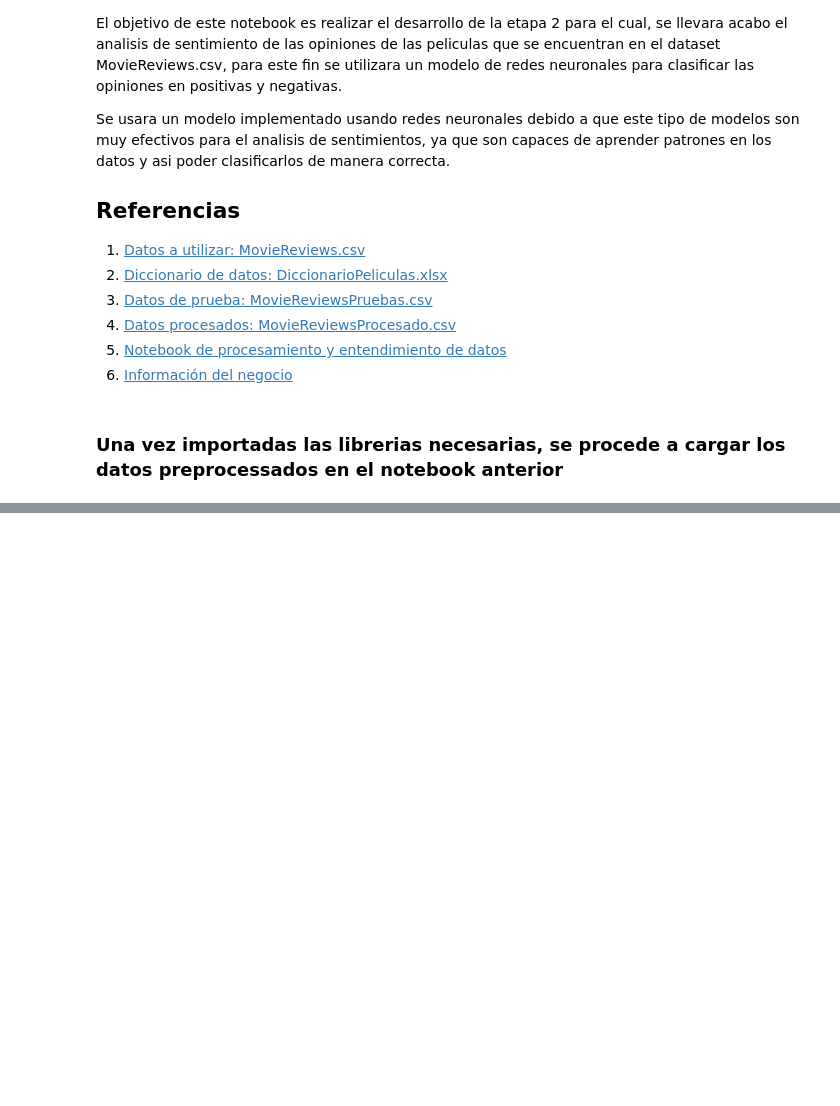
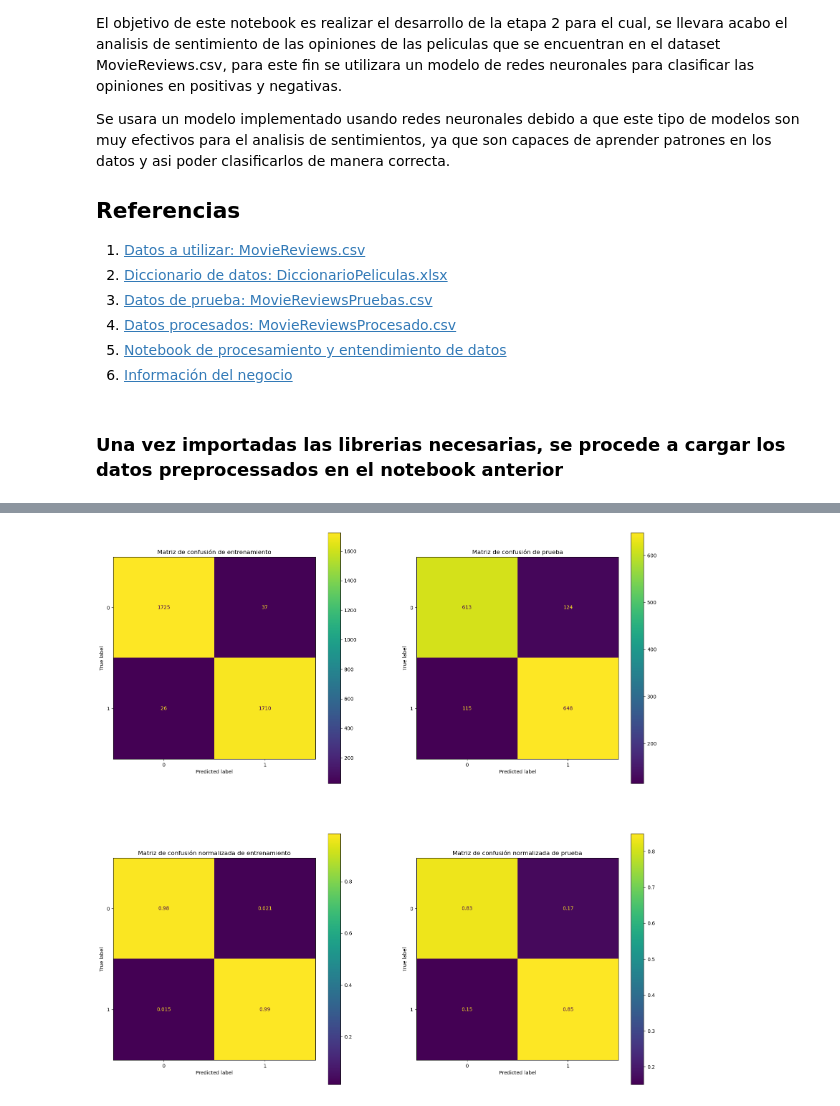
Before and after one commit to Zucaritas-BI/Proyecto-1, a Jupyter notebook: ModeloNeuralNetwork.ipynb, the cells around one changed output, grey strips where cells are left out. Drawn from its saved outputs; the diff is of its cells as text; code cells hidden in the pictures; blank space fills up the shorter version.

```diff
--- a/ModeloNeuralNetwork.ipynb
+++ b/ModeloNeuralNetwork.ipynb
@@ -50,0 +73,19 @@ df_peliculas.head()
+# %%
+def tokenize(text):
+    tokenizer = nltk.TweetTokenizer()
+    return tokenizer.tokenize(text)
+
+# Creamos el objeto CountVectorizer
+count_vect = CountVectorizer(tokenizer=tokenize, stop_words=stop_words)
+
+# Entrenamos y transformamos el conjunto de entrenamiento
+x_train_counts = count_vect.fit_transform(x_train)
+
+# Entrenamos y transformamos el conjunto de test
+x_test_counts = count_vect.transform(x_test)
+# %%
+# Creamos el modelo de red neuronal
+mlp = MLPClassifier(verbose=True, early_stopping = True, random_state=42)
+
+# Entrenamos el modelo
+mlp.fit(x_train_counts, y_train)
@@ -50,0 +111,25 @@ df_peliculas.head()
+# %%
+pred_train = mlp.predict(x_train_counts)
+pred_test = mlp.predict(x_test_counts)
+# %%
+cm_train = confusion_matrix(y_train, pred_train)
+cm_test = confusion_matrix(y_test, pred_test)
+cm_train_norm = confusion_matrix(y_train, pred_train, normalize='true')
+cm_test_norm = confusion_matrix(y_test, pred_test, normalize='true')
+
+fig, ax = plt.subplots(nrows=2, ncols=2, figsize=(20, 20))
+ax[0, 0].set_title('Matriz de confusión de entrenamiento')
+ax[0, 1].set_title('Matriz de confusión de prueba')
+ax[1, 0].set_title('Matriz de confusión normalizada de entrenamiento')
+ax[1, 1].set_title('Matriz de confusión normalizada de prueba')
+disp_train = ConfusionMatrixDisplay(confusion_matrix=cm_train, display_labels=mlp.classes_)
+disp_test = ConfusionMatrixDisplay(confusion_matrix=cm_test, display_labels=mlp.classes_)
+disp_train_norm = ConfusionMatrixDisplay(confusion_matrix=cm_train_norm, display_labels=mlp.classes_)
+disp_test_norm = ConfusionMatrixDisplay(confusion_matrix=cm_test_norm, display_labels=mlp.classes_)
+disp_train.plot(ax=ax[0, 0])
+disp_test.plot(ax=ax[0, 1])
+disp_train_norm.plot(ax=ax[1, 0])
+disp_test_norm.plot(ax=ax[1, 1])
+plt.show()
+# %% [output]
+[figure, added]
```
Also changed, not shown: parts of 13 cells of this notebook.
